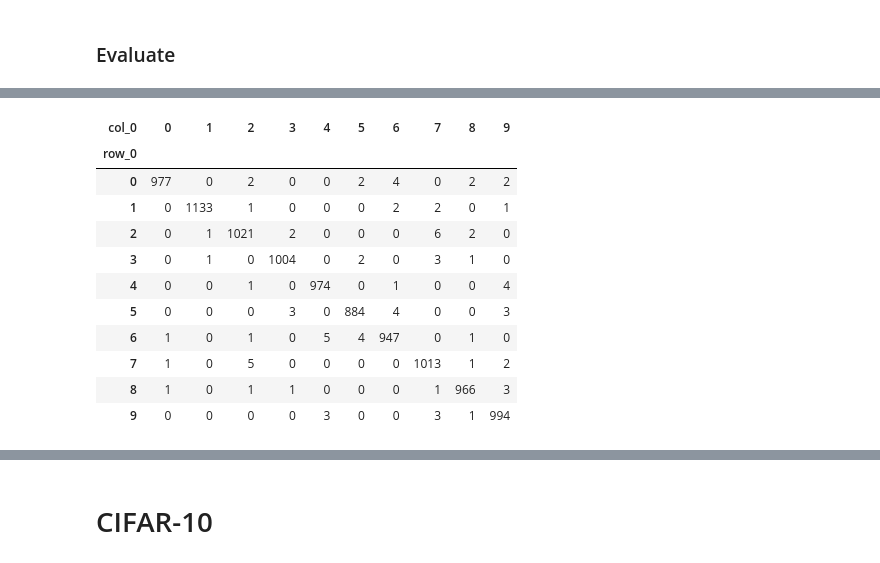
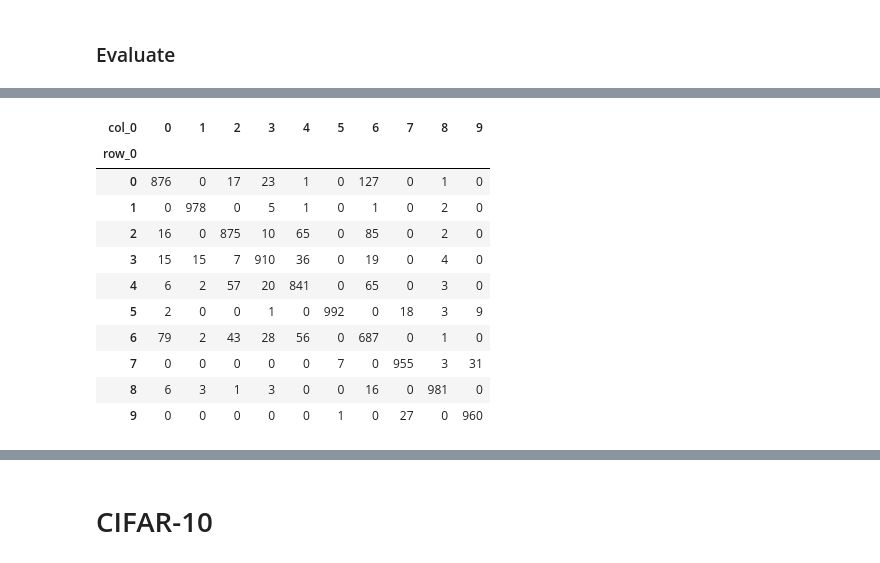
Before and after one commit to hoihui/nlp, a Jupyter notebook: CNN.ipynb, the cells around one changed output, grey strips where cells are left out. Drawn from its saved outputs; the diff is of its cells as text; code cells hidden in the pictures.

```diff
--- a/CNN.ipynb
+++ b/CNN.ipynb
@@ -230,7 +227,7 @@ patience = 2                 #early stopping
 # %% [markdown]
 ### Load data
 # %%
-(X_train, y_train), (X_test, y_test0) = datasets.mnist.load_data()
+(X_train, y_train), (X_test, y_test) = keras.datasets.fashion_mnist.load_data() #mnist or fashion_mnist
 print(X_train.shape, y_train.shape)
 
 X_train = X_train.reshape(X_train.shape[0], -1)
@@ -238,8 +235,8 @@ X_test  = X_test.reshape(X_test.shape[0], -1)
 X_train = X_train.astype('float32')/255  # normalize data from 0 to 1
 X_test  = X_test.astype('float32') /255
 
-y_train = keras.utils.to_categorical(y_train, 10) # convert class vectors to binary class matrices
-y_test = keras.utils.to_categorical(y_test0, 10)
+# y_train = keras.utils.to_categorical(y_train, 10) # one-hot; not necessary if use sparse_categorical_crossentropy
+# y_test = keras.utils.to_categorical(y_test0, 10)
 
 print(X_train.shape, y_train.shape)
 # %% [output]
@@ -255,7 +250,11 @@ input_shape = (imgsize, imgsize, 1)
 # %% [markdown]
 ### Model
 # %%
-model = models.Sequential()
+filters = 32                    # number of convolutional filters to use
+pool_size = (2, 2)              # size of pooling area for max pooling
+kernel_size = (3, 3)            # convolution kernel size
+
+model = keras.models.Sequential()
 model.add(layers.Conv2D(filters, kernel_size,   # no padding, input size is automatic
                         activation='relu',
                         input_shape=input_shape))
@@ -297,8 +296,8 @@ print(model(X_train).shape)
 ### Train
 # %%
 from tensorflow import train
-model.compile(loss='categorical_crossentropy',           # or keras.losses.categorical_crossentropy
-              optimizer=train.AdadeltaOptimizer(),     # or keras.optimizers.Adadelta()
+model.compile(loss='sparse_categorical_crossentropy',  # or keras.losses.categorical_crossentropy
+              optimizer='adam',                 # or string 'adam'
               metrics=['accuracy'])
 
 import tempfile
@@ -320,5 +319,6 @@ score = model.evaluate(X_test, y_test, verbose=0)
 print('Test loss:', score[0])
 print('Test accuracy:', score[1])
 y_hat = model.predict_classes(X_test)
-pd.crosstab(y_hat, y_test0)
+import pandas
+pandas.crosstab(y_hat, y_test)
 # %% [output]
@@ -327,12 +327,12 @@ Test accuracy: 0.9913
 | col_0 | 0 | 1 | 2 | 3 | 4 | 5 | 6 | 7 | 8 | 9 |
 | row_0 |  |  |  |  |  |  |  |  |  |  |
-| 0 | 977 | 0 | 2 | 0 | 0 | 2 | 4 | 0 | 2 | 2 |
-| 1 | 0 | 1133 | 1 | 0 | 0 | 0 | 2 | 2 | 0 | 1 |
-| 2 | 0 | 1 | 1021 | 2 | 0 | 0 | 0 | 6 | 2 | 0 |
-| 3 | 0 | 1 | 0 | 1004 | 0 | 2 | 0 | 3 | 1 | 0 |
-| 4 | 0 | 0 | 1 | 0 | 974 | 0 | 1 | 0 | 0 | 4 |
-| 5 | 0 | 0 | 0 | 3 | 0 | 884 | 4 | 0 | 0 | 3 |
-| 6 | 1 | 0 | 1 | 0 | 5 | 4 | 947 | 0 | 1 | 0 |
-| 7 | 1 | 0 | 5 | 0 | 0 | 0 | 0 | 1013 | 1 | 2 |
-| 8 | 1 | 0 | 1 | 1 | 0 | 0 | 0 | 1 | 966 | 3 |
-| 9 | 0 | 0 | 0 | 0 | 3 | 0 | 0 | 3 | 1 | 994 |
+| 0 | 876 | 0 | 17 | 23 | 1 | 0 | 127 | 0 | 1 | 0 |
+| 1 | 0 | 978 | 0 | 5 | 1 | 0 | 1 | 0 | 2 | 0 |
+| 2 | 16 | 0 | 875 | 10 | 65 | 0 | 85 | 0 | 2 | 0 |
+| 3 | 15 | 15 | 7 | 910 | 36 | 0 | 19 | 0 | 4 | 0 |
+| 4 | 6 | 2 | 57 | 20 | 841 | 0 | 65 | 0 | 3 | 0 |
+| 5 | 2 | 0 | 0 | 1 | 0 | 992 | 0 | 18 | 3 | 9 |
+| 6 | 79 | 2 | 43 | 28 | 56 | 0 | 687 | 0 | 1 | 0 |
+| 7 | 0 | 0 | 0 | 0 | 0 | 7 | 0 | 955 | 3 | 31 |
+| 8 | 6 | 3 | 1 | 3 | 0 | 0 | 16 | 0 | 981 | 0 |
+| 9 | 0 | 0 | 0 | 0 | 0 | 1 | 0 | 27 | 0 | 960 |
```
Also changed, not shown: parts of 18 cells of this notebook, 3 other files.
